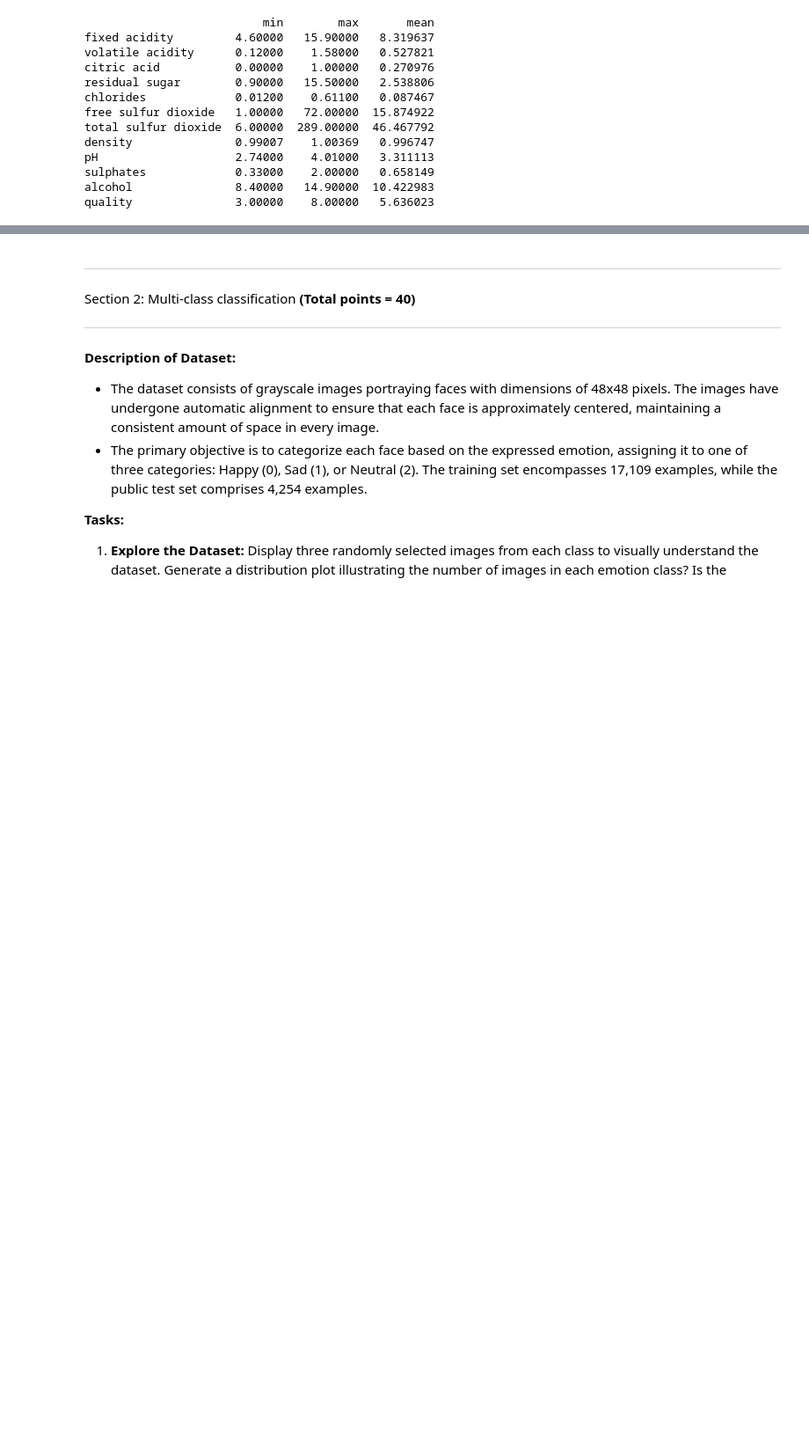
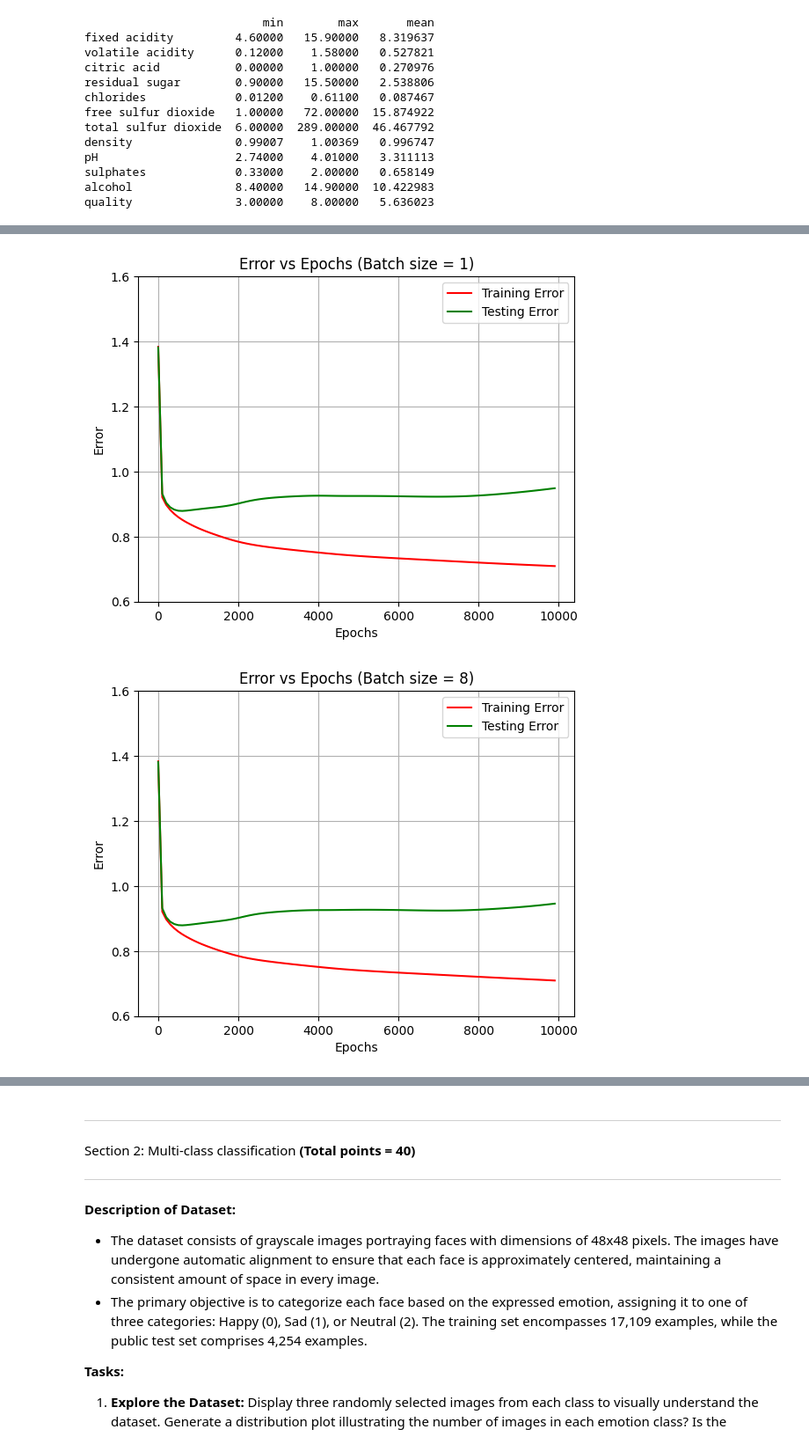
Before and after one commit to Aditya-Y-29/ML-Assignments, a Jupyter notebook: Assignment-3/2020csb1065_Aditya_Lab3.ipynb, the cells around one changed output, grey strips where cells are left out. Shown: that part at 88% size. Saved outputs shown, nothing was run; the diff lists cells and outputs as text; code cells hidden in the pictures; blank space fills up the shorter version.

```diff
--- a/Assignment-3/2020csb1065_Aditya_Lab3.ipynb
+++ b/Assignment-3/2020csb1065_Aditya_Lab3.ipynb
@@ -130,7 +130,8 @@ def activation(z, activation_type):
     return a
 # %%
 def softmax(x):
-    exp_x = np.exp(x)
+    max_x = np.max(x, axis=1, keepdims=True)
+    exp_x = np.exp(x - max_x)
     return exp_x / np.sum(exp_x, axis=1, keepdims=True)
 # %%
 # Forward Pass
@@ -210,7 +218,7 @@ def train_MLP(X_train, y_train, X_test, y_test, hidden_units, num_classes, num_e
             d_loss_dW1, d_loss_dW2, d_loss_db1, d_loss_db2 = backward(X_batch, y_batch, W1, W2, b1, b2, a2, a1, z1, activation_at_hidden)
             W1, b1, W2, b2 = update_parameters(W1, W2, b1, b2, d_loss_dW1, d_loss_dW2, d_loss_db1, d_loss_db2, learning_rate)
 
-        if epoch % 500 == 0:
+        if epoch % 100 == 0:
             z1, a1, z2, a2 = forward(X_train, W1, W2, b1, b2, activation_at_hidden)
             training_loss = cross_entropy(y_train, a2)
             z1, a1, z2, a2 = forward(X_test, W1, W2, b1, b2, activation_at_hidden)
@@ -240,0 +247,19 @@ y_test = one_hot_encode(test_set['quality'].values)
+# %%
+def plot_training_and_test_error_with_epochs(epochs, training_losses, testing_losses, batch_size):
+   plt.plot(epochs, training_losses, color='red', label = 'Training Error')
+   plt.plot(epochs, testing_losses, color='green', label ='Testing Error')
+   plt.xlabel('Epochs')
+   plt.ylabel('Error')
+   plt.title(f'Error vs Epochs (Batch size = {batch_size})')
+   plt.grid(True)
+   plt.ylim(0.6, 1.6)
+   plt.legend()
+   plt.show()
+# %%
+# ----------- Hyperparameters for analysis --------------
+
+hidden_units = 15
+num_classes = 6
+num_epochs = 10000
+learning_rate = 0.001
+batch_sizes = [1, 8, 64, 512, 2048]
@@ -240,0 +268,8 @@ y_test = one_hot_encode(test_set['quality'].values)
+# %%
+activation_at_hidden = 'tanh'
+for batch_size in batch_sizes:
+    W1, b1, W2, b2, training_losses, testing_losses, epochs = train_MLP(X_train, y_train, X_test, y_test, hidden_units, num_classes, num_epochs, learning_rate, activation_at_hidden, batch_size)
+    plot_training_and_test_error_with_epochs(epochs, training_losses, testing_losses, batch_size)
+# %% [output]
+[figure, added]
+[figure, added]
```
Also changed, not shown: parts of 27 cells of this notebook.
